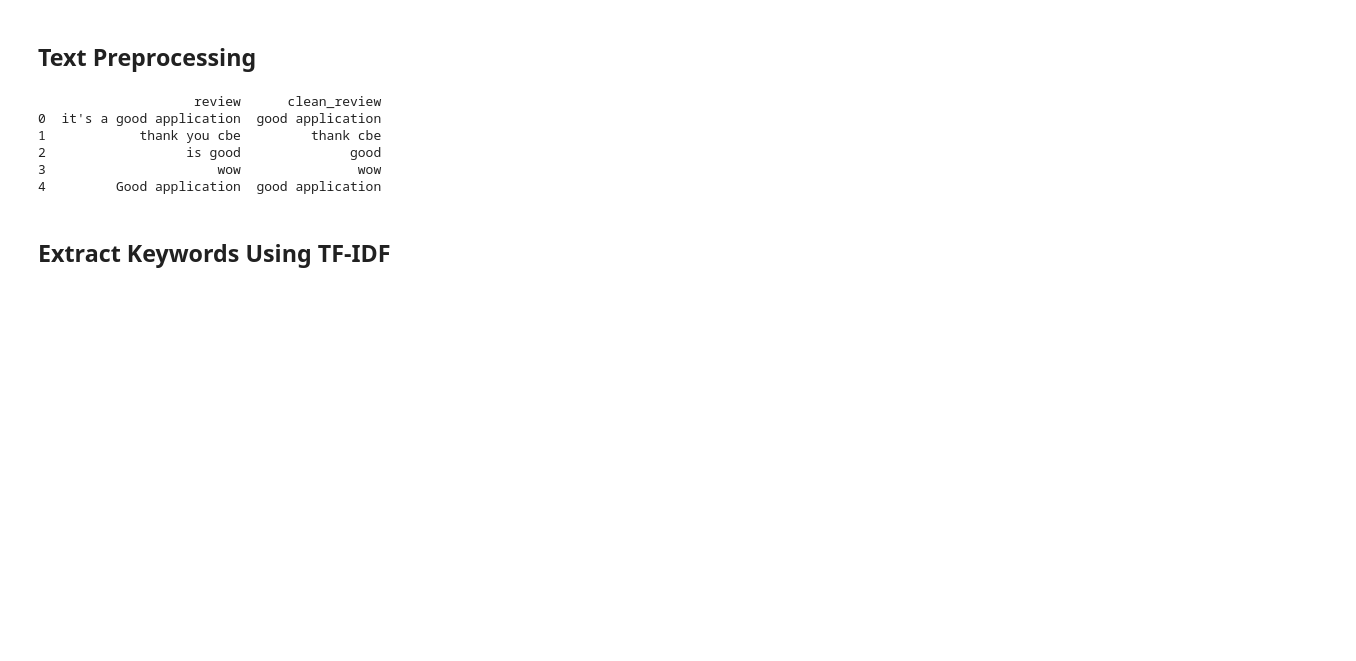
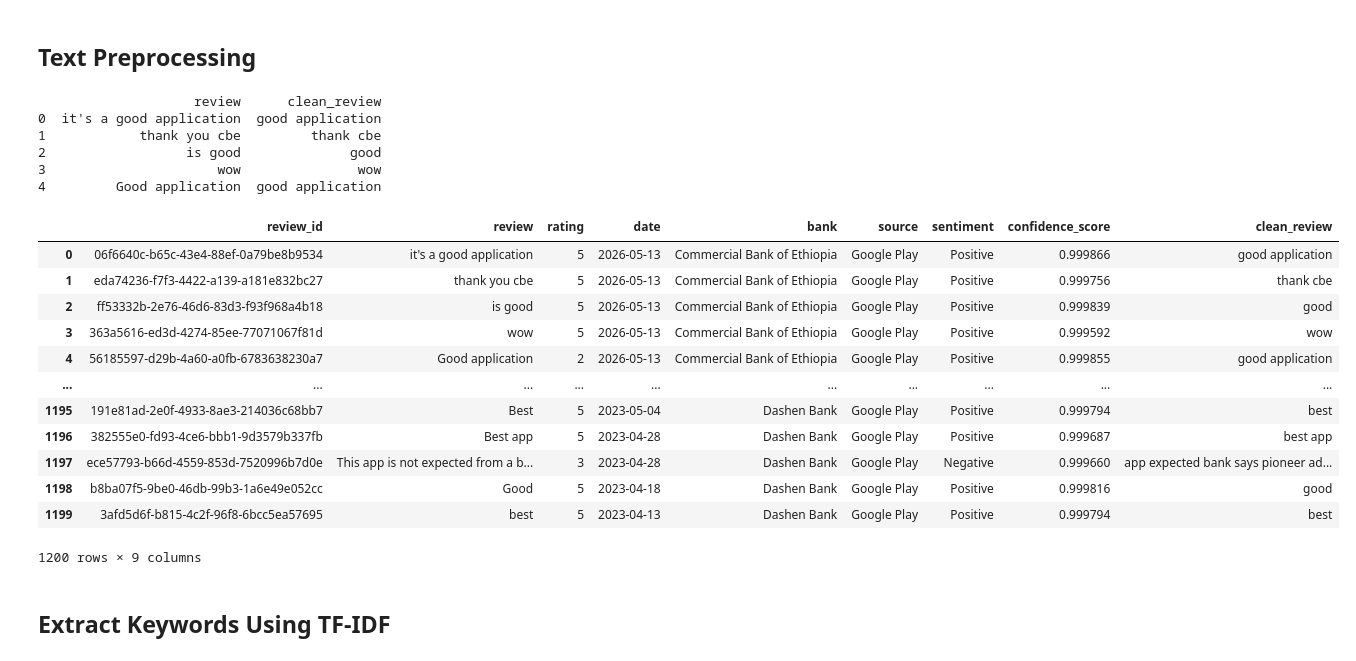
Before and after one commit to bemnetne/fintech-review-analytics, a Jupyter notebook: notebooks/thematic.ipynb, the cells around one changed output. Cells and saved outputs as stored; diff of their text form; code cells hidden in the pictures; blank space fills up the shorter version.

```diff
--- a/notebooks/thematic.ipynb
+++ b/notebooks/thematic.ipynb
@@ -37,15 +37,29 @@ df.head()
 # %%
 
 df["clean_review"] = df["review"].apply(preprocess_text)
 
 print(df[["review", "clean_review"]].head())
+df
 # %% [output]
                     review      clean_review
 0  it's a good application  good application
 1            thank you cbe         thank cbe
 2                  is good              good
 3                      wow               wow
 4         Good application  good application
+|  | review_id | review | rating | date | bank | source | sentiment | confidence_score | clean_review |
+| 0 | 06f6640c-b65c-43e4-88ef-0a79be8b9534 | it's a good application | 5 | 2026-05-13 | Commercial Bank of Ethiopia | Google Play | Positive | 0.999866 | good application |
+| 1 | eda74236-f7f3-4422-a139-a181e832bc27 | thank you cbe | 5 | 2026-05-13 | Commercial Bank of Ethiopia | Google Play | Positive | 0.999756 | thank cbe |
+| 2 | ff53332b-2e76-46d6-83d3-f93f968a4b18 | is good | 5 | 2026-05-13 | Commercial Bank of Ethiopia | Google Play | Positive | 0.999839 | good |
+| 3 | 363a5616-ed3d-4274-85ee-77071067f81d | wow | 5 | 2026-05-13 | Commercial Bank of Ethiopia | Google Play | Positive | 0.999592 | wow |
+| 4 | 56185597-d29b-4a60-a0fb-6783638230a7 | Good application | 2 | 2026-05-13 | Commercial Bank of Ethiopia | Google Play | Positive | 0.999855 | good application |
+| ... | ... | ... | ... | ... | ... | ... | ... | ... | ... |
+| 1195 | 191e81ad-2e0f-4933-8ae3-214036c68bb7 | Best | 5 | 2023-05-04 | Dashen Bank | Google Play | Positive | 0.999794 | best |
+| 1196 | 382555e0-fd93-4ce6-bbb1-9d3579b337fb | Best app | 5 | 2023-04-28 | Dashen Bank | Google Play | Positive | 0.999687 | best app |
+| 1197 | ece57793-b66d-4559-853d-7520996b7d0e | This app is not expected from a b... | 3 | 2023-04-28 | Dashen Bank | Google Play | Negative | 0.999660 | app expected bank says pioneer ad... |
+| 1198 | b8ba07f5-9be0-46db-99b3-1a6e49e052cc | Good | 5 | 2023-04-18 | Dashen Bank | Google Play | Positive | 0.999816 | good |
+| 1199 | 3afd5d6f-b815-4c2f-96f8-6bcc5ea57695 | best | 5 | 2023-04-13 | Dashen Bank | Google Play | Positive | 0.999794 | best |
+1200 rows × 9 columns
 # %% [markdown]
 ## Extract Keywords Using TF-IDF
 # %%
```
Also changed, not shown: parts of 6 cells of this notebook.
